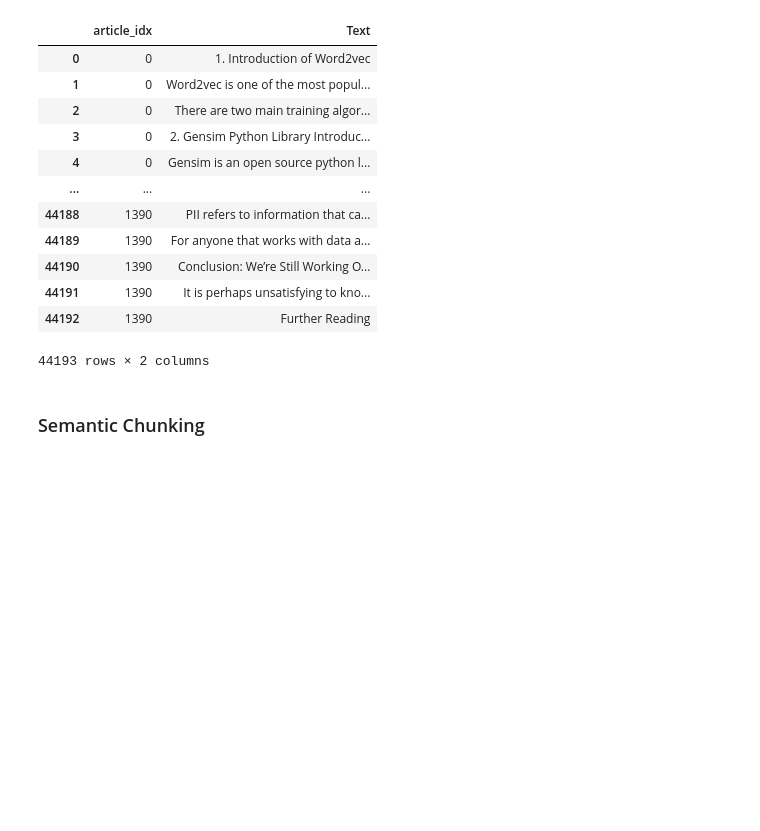
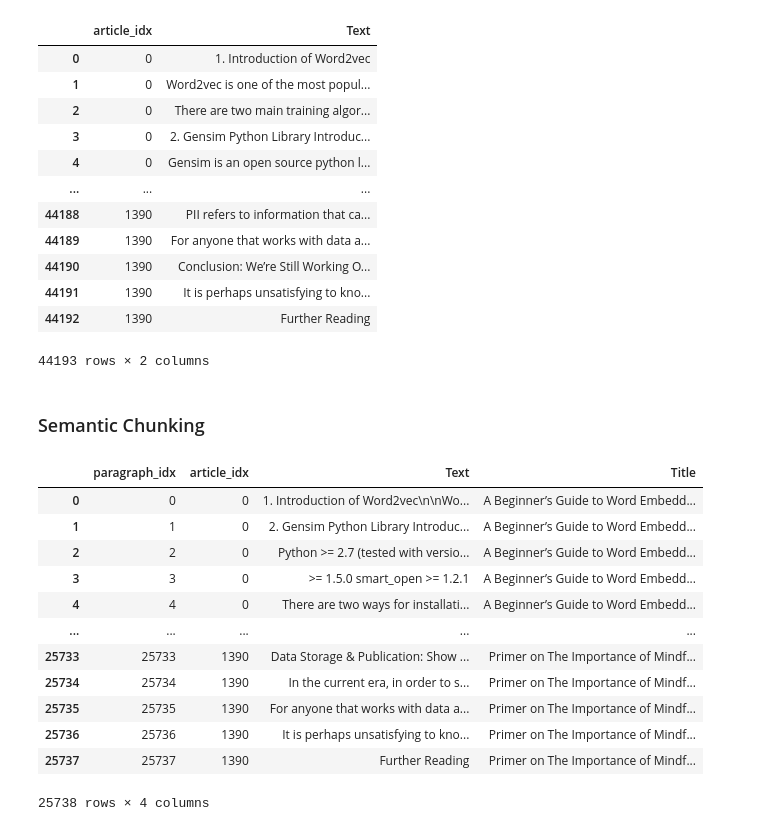
Before and after one commit to AmevinLS/ds-article-rag, a Jupyter notebook: notebooks/data_prep.ipynb, the cells around one changed output. Saved outputs shown, nothing was run; the diff lists cells and outputs as text; code cells hidden in the pictures; blank space fills up the shorter version.

```diff
--- a/notebooks/data_prep.ipynb
+++ b/notebooks/data_prep.ipynb
@@ -217,6 +217,34 @@ par_embeds = calc_embeddings(texts=reduced_pars_df["Text"].to_list(), model_name
 
 ## OPTION 2: LOAD PREGENERATED EMBEDDINGS
 # par_embeds = np.load(f"{DATA_DIR}/par_embeds.npy")
+# %%
+STD_MULTIPLIER = 0.5
+groups = group_by_consecutive_sims(reduced_pars_df, par_embeds, std_multiplier=STD_MULTIPLIER)
+grouped_pars = collapse_df_by_inds(
+    reduced_pars_df.loc[:, ["article_idx","Text"]],
+    groups,
+    agg_mapping={
+        "article_idx": lambda idxs: idxs.mode(),
+        "Text": lambda texts: "\n\n".join(texts),
+    }
+)
+grouped_pars = grouped_pars.merge(data["Title"], left_on="article_idx", right_on=data.index)
+grouped_pars = grouped_pars.reset_index(names="paragraph_idx")
+grouped_pars
+# %% [output]
+|  | paragraph_idx | article_idx | Text | Title |
+| 0 | 0 | 0 | 1. Introduction of Word2vec\n\nWo... | A Beginner’s Guide to Word Embedd... |
+| 1 | 1 | 0 | 2. Gensim Python Library Introduc... | A Beginner’s Guide to Word Embedd... |
+| 2 | 2 | 0 | Python >= 2.7 (tested with versio... | A Beginner’s Guide to Word Embedd... |
+| 3 | 3 | 0 | >= 1.5.0 smart_open >= 1.2.1 | A Beginner’s Guide to Word Embedd... |
+| 4 | 4 | 0 | There are two ways for installati... | A Beginner’s Guide to Word Embedd... |
+| ... | ... | ... | ... | ... |
+| 25733 | 25733 | 1390 | Data Storage & Publication: Show ... | Primer on The Importance of Mindf... |
+| 25734 | 25734 | 1390 | In the current era, in order to s... | Primer on The Importance of Mindf... |
+| 25735 | 25735 | 1390 | For anyone that works with data a... | Primer on The Importance of Mindf... |
+| 25736 | 25736 | 1390 | It is perhaps unsatisfying to kno... | Primer on The Importance of Mindf... |
+| 25737 | 25737 | 1390 | Further Reading | Primer on The Importance of Mindf... |
+25738 rows × 4 columns
 # %%
 embed_sims = get_cos_sims(par_embeds)
 plt.hist(embed_sims, bins=40, rwidth=0.8)
```
Also changed, not shown: parts of 6 cells of this notebook, 1 other file.
